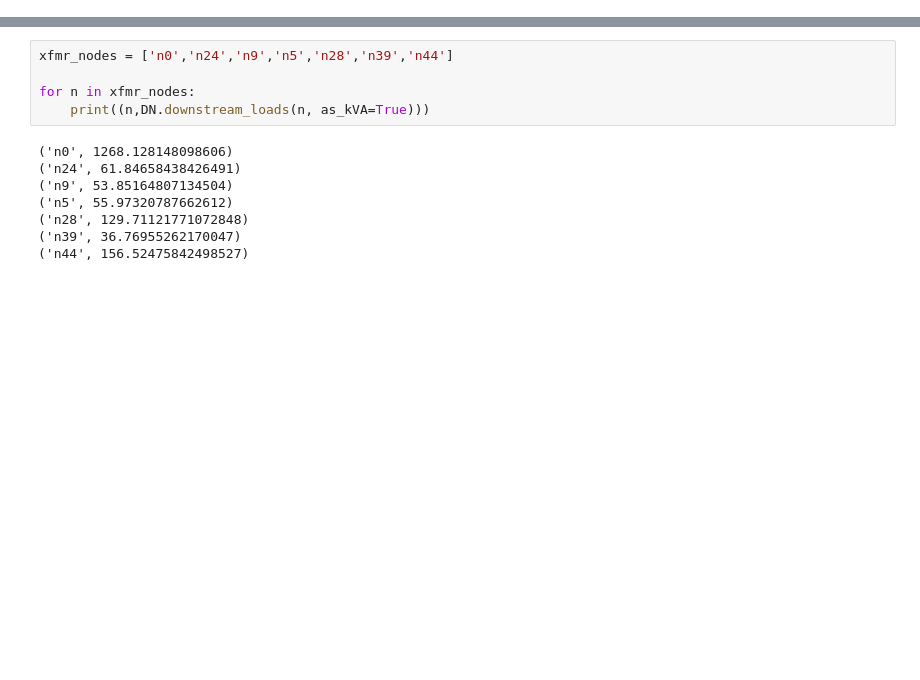
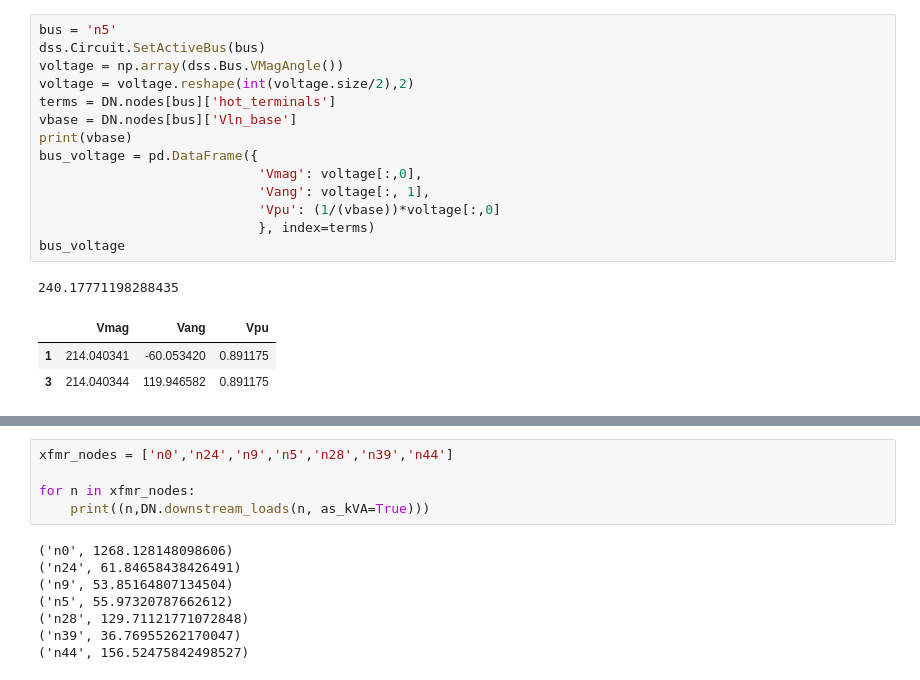
Before and after one commit to spenceregan/ECEN5437-Proj1, a Jupyter notebook: scripts/Proj1-Grp6.ipynb, the cells around one changed output, grey strips where cells are left out. Cells and saved outputs as stored; diff of their text form; blank space fills up the shorter version.

```diff
--- a/scripts/Proj1-Grp6.ipynb
+++ b/scripts/Proj1-Grp6.ipynb
@@ -560,0 +616,19 @@ dss.Circuit.AllBusNames()
+# %%
+bus = 'n5'
+dss.Circuit.SetActiveBus(bus)
+voltage = np.array(dss.Bus.VMagAngle())
+voltage = voltage.reshape(int(voltage.size/2),2)
+terms = DN.nodes[bus]['hot_terminals']
+vbase = DN.nodes[bus]['Vln_base']
+print(vbase)
+bus_voltage = pd.DataFrame({
+                            'Vmag': voltage[:,0],
+                            'Vang': voltage[:, 1],
+                            'Vpu': (1/(vbase))*voltage[:,0]
+                            }, index=terms)
+bus_voltage
+# %% [output]
+240.17771198288435
+|  | Vmag | Vang | Vpu |
+| 1 | 214.040341 | -60.053420 | 0.891175 |
+| 3 | 214.040344 | 119.946582 | 0.891175 |
```
Also changed, not shown: parts of 9 cells of this notebook, 5 other files.
